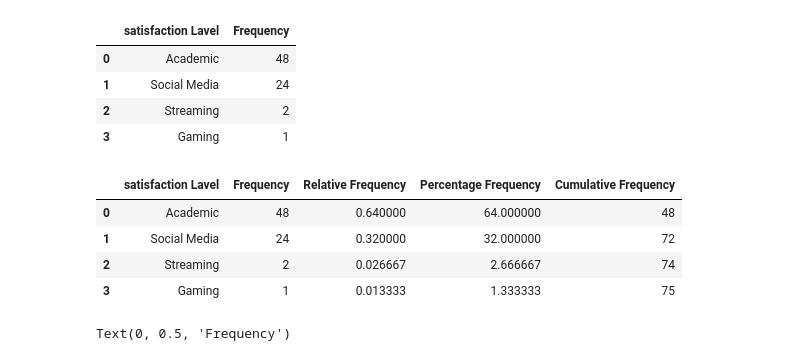
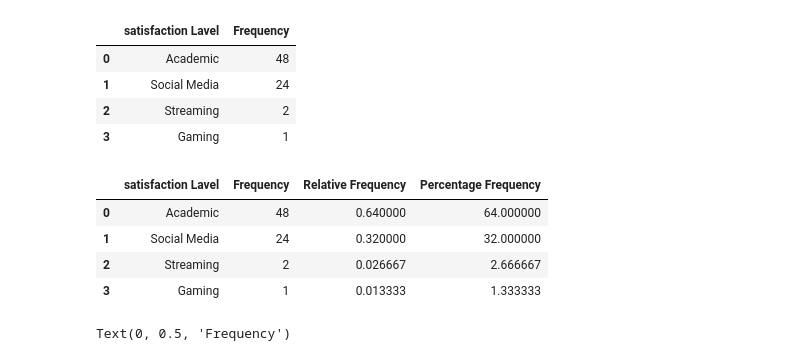
Before and after one commit to abidsiddique/Stat, a Jupyter notebook: Stat.ipynb, the cells around one changed output. Saved outputs shown, nothing was run; the diff lists cells and outputs as text; code cells hidden in the pictures.

```diff
--- a/Stat.ipynb
+++ b/Stat.ipynb
@@ -108,15 +107,14 @@ Frequency_Prefer
 # %%
 Frequency_Prefer = pd.DataFrame ({'satisfaction Lavel':Frequency_level, 'Frequency':Frequency_values})
 Frequency_Prefer['Relative Frequency'] = Frequency_Prefer ['Frequency'] / Frequency_Prefer['Frequency'].sum()
 Frequency_Prefer ['Percentage Frequency'] = Frequency_Prefer ['Frequency']/Frequency_Prefer['Frequency'].sum() *100
-Frequency_Prefer['Cumulative Frequency'] = Frequency_Prefer['Frequency'].cumsum()
 Frequency_Prefer
 # %% [output]
-|  | satisfaction Lavel | Frequency | Relative Frequency | Percentage Frequency | Cumulative Frequency |
-| 0 | Academic | 48 | 0.640000 | 64.000000 | 48 |
-| 1 | Social Media | 24 | 0.320000 | 32.000000 | 72 |
-| 2 | Streaming | 2 | 0.026667 | 2.666667 | 74 |
-| 3 | Gaming | 1 | 0.013333 | 1.333333 | 75 |
+|  | satisfaction Lavel | Frequency | Relative Frequency | Percentage Frequency |
+| 0 | Academic | 48 | 0.640000 | 64.000000 |
+| 1 | Social Media | 24 | 0.320000 | 32.000000 |
+| 2 | Streaming | 2 | 0.026667 | 2.666667 |
+| 3 | Gaming | 1 | 0.013333 | 1.333333 |
 # %%
 plt.figure(figsize=(7,5))
 plt.bar(Frequency_level,Frequency_values, width=0.5,color="#E26042",edgecolor="k")
```
Also changed, not shown: parts of 4 cells of this notebook.
